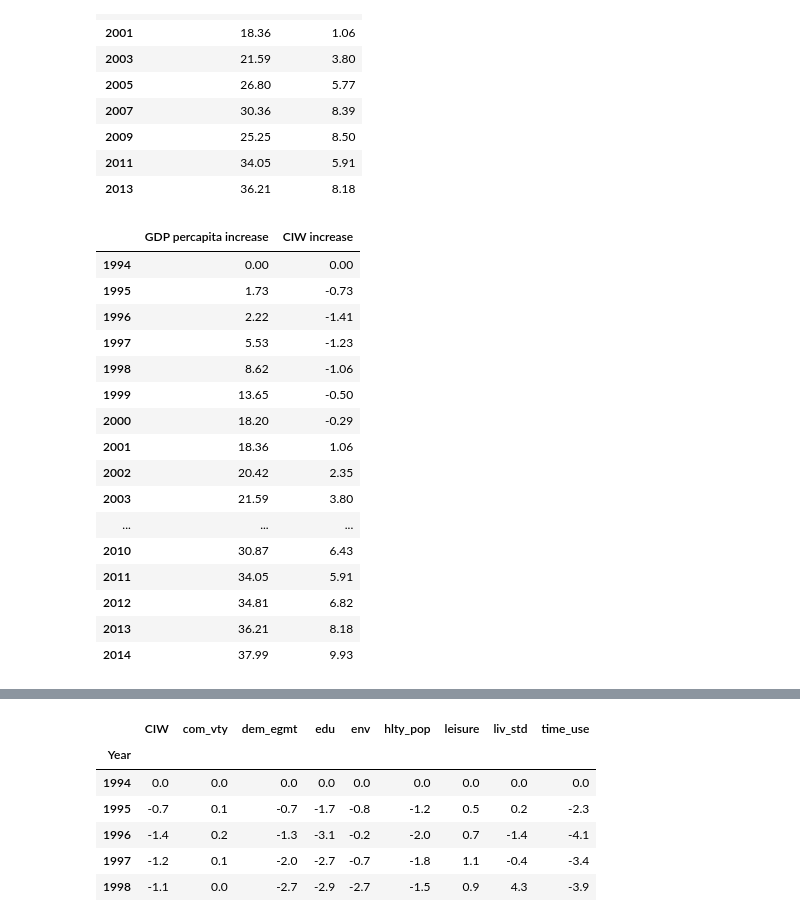
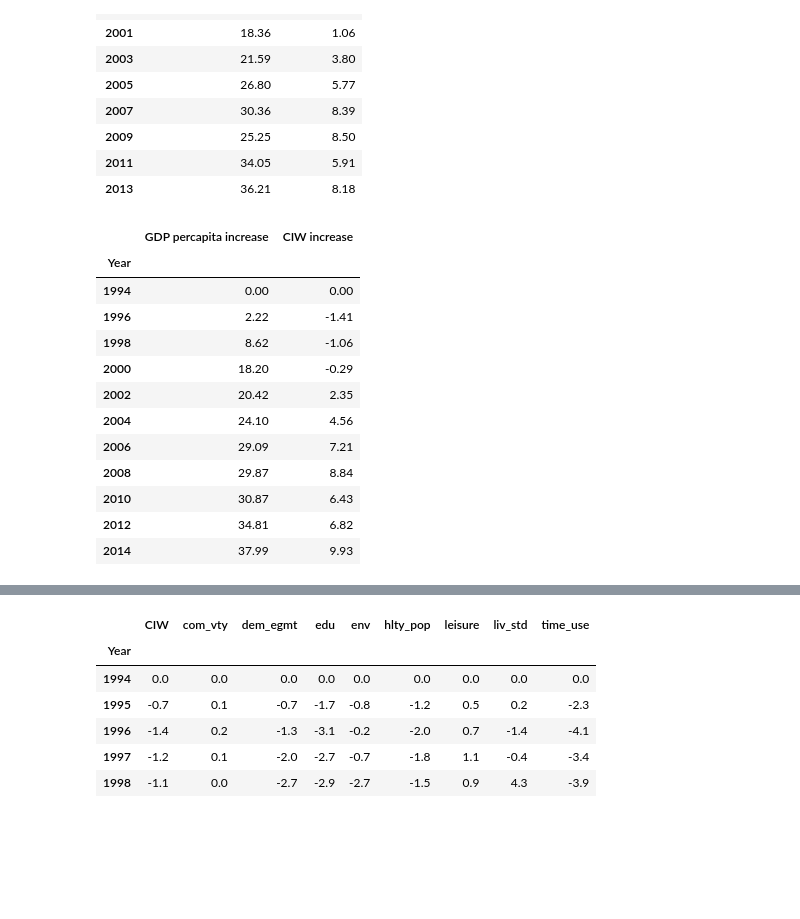
Before and after one commit to SShojaie/happiness_squad_ETL, a Jupyter notebook: vivi/Cnd_Idx_Wellbeing_Scrape.ipynb, the cells around one changed output, grey strips where cells are left out. Drawn from its saved outputs; the diff is of its cells as text; code cells hidden in the pictures; blank space fills up the shorter version.

```diff
--- a/vivi/Cnd_Idx_Wellbeing_Scrape.ipynb
+++ b/vivi/Cnd_Idx_Wellbeing_Scrape.ipynb
@@ -81,29 +68,24 @@ t1
 | 2011 | 34.05 | 5.91 |
 | 2013 | 36.21 | 8.18 |
 # %%
-vsGDP_Table=tables[0].copy()
-vsGDP_Table = vsGDP_Table.drop(vsGDP_Table.index[11])
-vsGDP_Table['Year'] = vsGDP_Table['Year'].astype(int)
-vsGDP_Table["GDP percapita increase"]= vsGDP_Table["GDP per capita"].str.split(" ", n = 1, expand = True)[0].astype(float)
-vsGDP_Table["CIW increase"]= vsGDP_Table["CIW"].str.split(" ", n = 1, expand = True)[0].astype(float)
-vsGDP_Table = vsGDP_Table.drop(vsGDP_Table.columns[[1,2]], axis=1).set_index('Year')
-vsGDP_Table = pd.concat([vsGDP_Table, t1]). sort_index()
-vsGDP_Table
+t0=tables[0].copy()
+t0 = t0.drop(t0.index[11])
+t0['Year'] = t0['Year'].astype(int)
+t0["GDP percapita increase"]= t0["GDP per capita"].str.split(" ", n = 1, expand = True)[0].astype(float)
+t0["CIW increase"]= t0["CIW"].str.split(" ", n = 1, expand = True)[0].astype(float)
+t0 = t0.drop(t0.columns[[1,2]], axis=1).set_index('Year')
+t0
 # %% [output]
 |  | GDP percapita increase | CIW increase |
+| Year |  |  |
 | 1994 | 0.00 | 0.00 |
-| 1995 | 1.73 | -0.73 |
 | 1996 | 2.22 | -1.41 |
-| 1997 | 5.53 | -1.23 |
 | 1998 | 8.62 | -1.06 |
-| 1999 | 13.65 | -0.50 |
 | 2000 | 18.20 | -0.29 |
-| 2001 | 18.36 | 1.06 |
 | 2002 | 20.42 | 2.35 |
-| 2003 | 21.59 | 3.80 |
-| ... | ... | ... |
+| 2004 | 24.10 | 4.56 |
+| 2006 | 29.09 | 7.21 |
+| 2008 | 29.87 | 8.84 |
 | 2010 | 30.87 | 6.43 |
-| 2011 | 34.05 | 5.91 |
 | 2012 | 34.81 | 6.82 |
-| 2013 | 36.21 | 8.18 |
 | 2014 | 37.99 | 9.93 |
```
Also changed, not shown: parts of 8 cells of this notebook, 1 other file.
